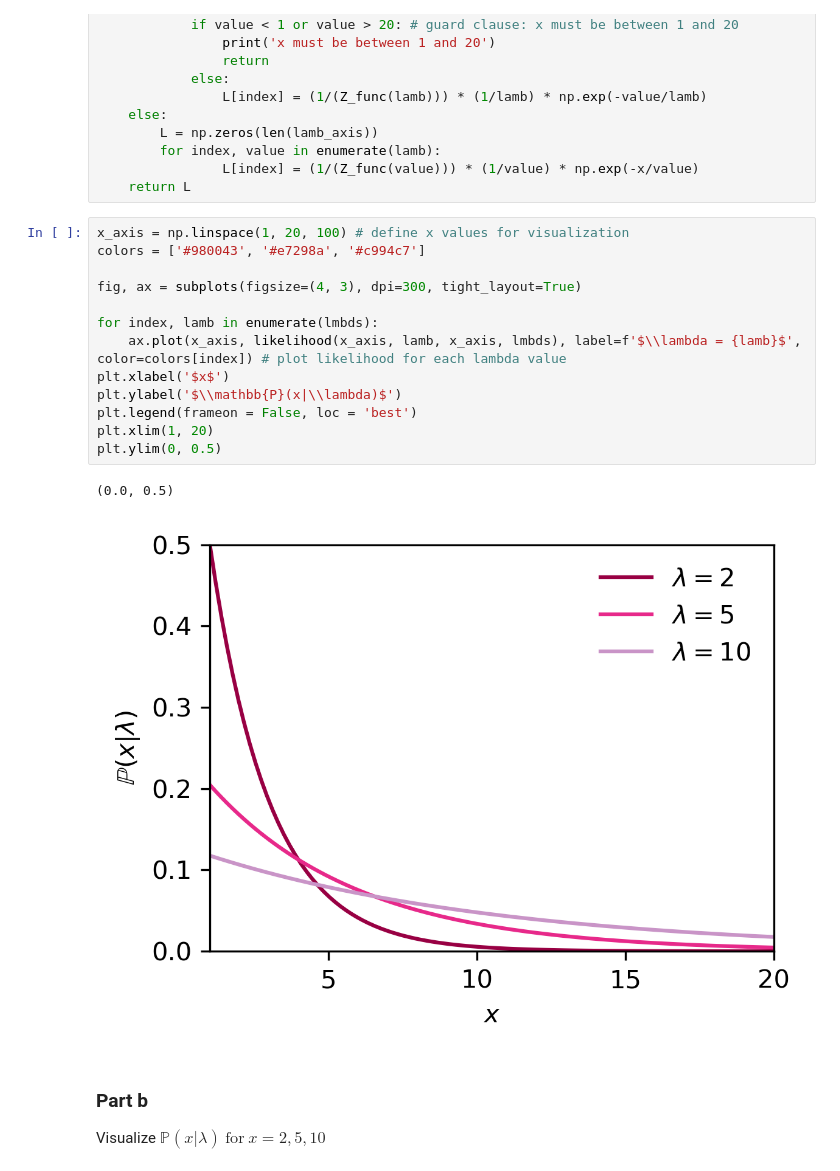
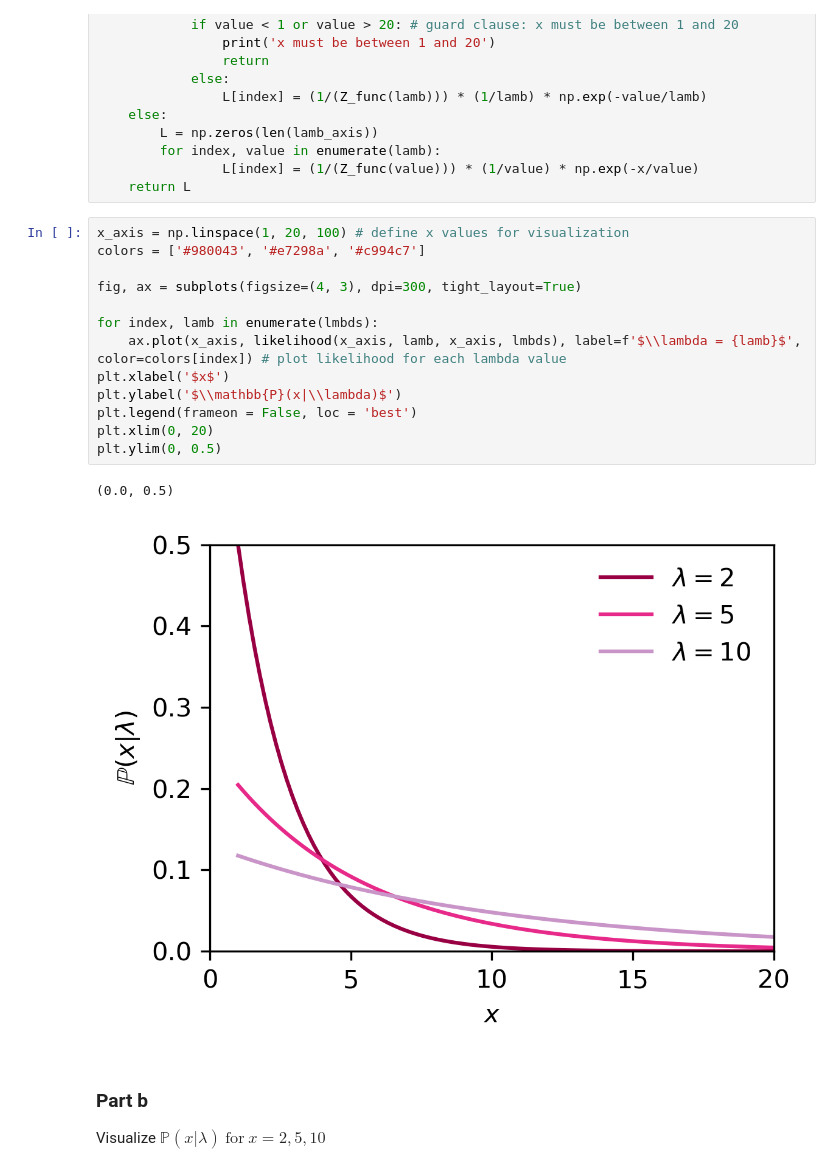
Before and after one commit to bKeungAuyeung/MSTA-HW3, a Jupyter notebook: bAuyeung_L3_MSTA.ipynb, the cells around one changed output. Cells and saved outputs as stored; diff of their text form.

```diff
--- a/bAuyeung_L3_MSTA.ipynb
+++ b/bAuyeung_L3_MSTA.ipynb
@@ -374,19 +371,19 @@ def likelihood(x, lamb, x_axis, lamb_axis): # define likelihood
 # %%
 x_axis = np.linspace(1, 20, 100) # define x values for visualization
 colors = ['#980043', '#e7298a', '#c994c7']
 
 fig, ax = subplots(figsize=(4, 3), dpi=300, tight_layout=True)
 
 for index, lamb in enumerate(lmbds):
     ax.plot(x_axis, likelihood(x_axis, lamb, x_axis, lmbds), label=f'$\\lambda = {lamb}$', color=colors[index]) # plot likelihood for each lambda value
 plt.xlabel('$x$')
 plt.ylabel('$\\mathbb{P}(x|\\lambda)$')
 plt.legend(frameon = False, loc = 'best')
-plt.xlim(1, 20)
+plt.xlim(0, 20)
 plt.ylim(0, 0.5)
 # %% [output]
 (0.0, 0.5)
-[figure, old version]
+[figure, new version]
 # %% [markdown]
 ### Part b
 
```
Also changed, not shown: parts of 3 cells of this notebook.
